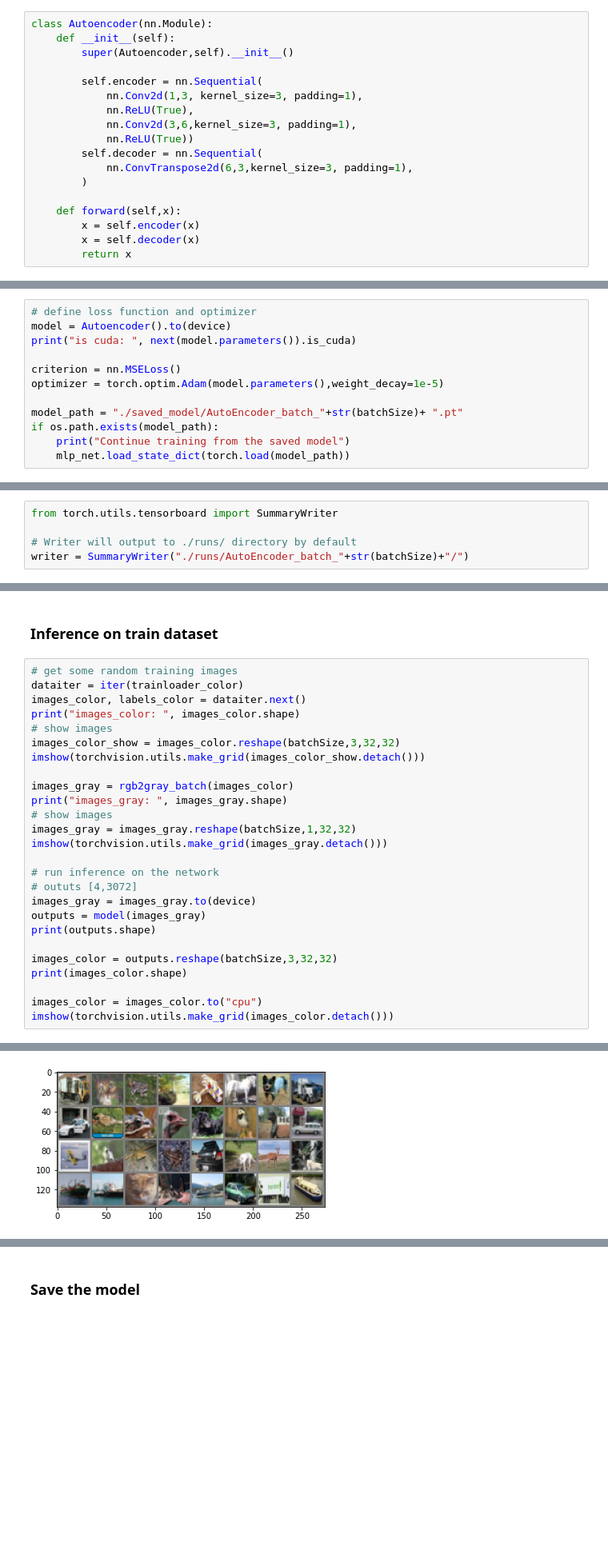
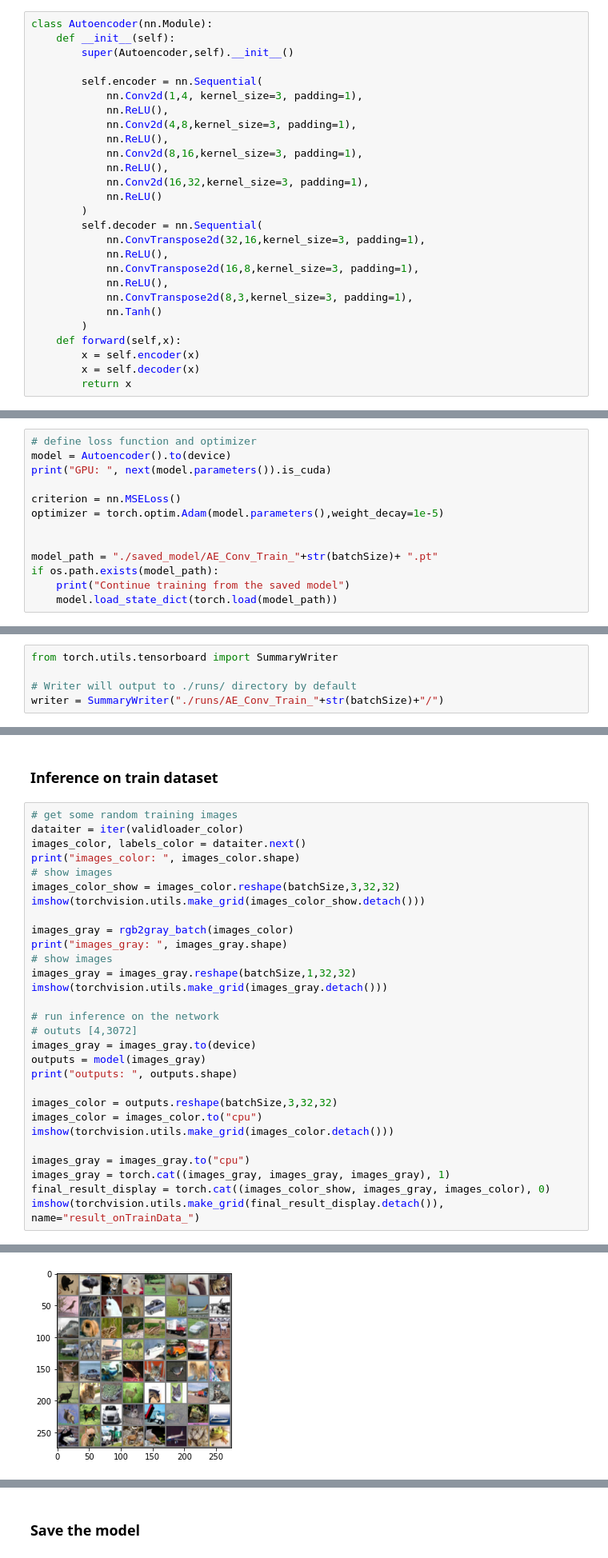
Before and after one commit to WeihengXia0123/ML_Anime_colorization, a Jupyter notebook: src_Autoencoder/AutoEncoder-Conv-v1.ipynb, the cells around one changed output, grey strips where cells are left out. Shown at 80% size. Drawn from its saved outputs; the diff is of its cells as text; blank space fills up the shorter version.

```diff
--- a/src_Autoencoder/AutoEncoder-Conv-v1.ipynb
+++ b/src_Autoencoder/AutoEncoder-Conv-v1.ipynb
@@ -123,14 +132,23 @@ class Autoencoder(nn.Module):
         super(Autoencoder,self).__init__()
 
         self.encoder = nn.Sequential(
-            nn.Conv2d(1,3, kernel_size=3, padding=1),
-            nn.ReLU(True),
-            nn.Conv2d(3,6,kernel_size=3, padding=1),
-            nn.ReLU(True))
+            nn.Conv2d(1,4, kernel_size=3, padding=1),
+            nn.ReLU(),
+            nn.Conv2d(4,8,kernel_size=3, padding=1),
+            nn.ReLU(),
+            nn.Conv2d(8,16,kernel_size=3, padding=1),
+            nn.ReLU(),
+            nn.Conv2d(16,32,kernel_size=3, padding=1),
+            nn.ReLU()
+        )
         self.decoder = nn.Sequential(
-            nn.ConvTranspose2d(6,3,kernel_size=3, padding=1),
+            nn.ConvTranspose2d(32,16,kernel_size=3, padding=1),
+            nn.ReLU(),
+            nn.ConvTranspose2d(16,8,kernel_size=3, padding=1),
+            nn.ReLU(),
+            nn.ConvTranspose2d(8,3,kernel_size=3, padding=1),
+            nn.Tanh()
         )
-
     def forward(self,x):
         x = self.encoder(x)
         x = self.decoder(x)
@@ -140,13 +158,14 @@ class Autoencoder(nn.Module):
 # %%
 # define loss function and optimizer
 model = Autoencoder().to(device)
-print("is cuda: ", next(model.parameters()).is_cuda)
+print("GPU: ", next(model.parameters()).is_cuda)
 
 criterion = nn.MSELoss()
 optimizer = torch.optim.Adam(model.parameters(),weight_decay=1e-5)
 
-model_path = "./saved_model/AutoEncoder_batch_"+str(batchSize)+ ".pt"
+
+model_path = "./saved_model/AE_Conv_Train_"+str(batchSize)+ ".pt"
 if os.path.exists(model_path):
     print("Continue training from the saved model")
-    mlp_net.load_state_dict(torch.load(model_path))
+    model.load_state_dict(torch.load(model_path))
 # %% [output]
@@ -157,7 +176,7 @@ is cuda:  True
 from torch.utils.tensorboard import SummaryWriter
 
 # Writer will output to ./runs/ directory by default
-writer = SummaryWriter("./runs/AutoEncoder_batch_"+str(batchSize)+"/")
+writer = SummaryWriter("./runs/AE_Conv_Train_"+str(batchSize)+"/")
 # %% [markdown]
 ### Train the network
 # %%
@@ -226,7 +285,7 @@ Finished Training
 ### Inference on train dataset
 # %%
 # get some random training images
-dataiter = iter(trainloader_color)
+dataiter = iter(validloader_color)
 images_color, labels_color = dataiter.next()
 print("images_color: ", images_color.shape)
 # show images
@@ -243,11 +302,14 @@ imshow(torchvision.utils.make_grid(images_gray.detach()))
 # oututs [4,3072]
 images_gray = images_gray.to(device)
 outputs = model(images_gray)
-print(outputs.shape)
+print("outputs: ", outputs.shape)
 
 images_color = outputs.reshape(batchSize,3,32,32)
-print(images_color.shape)
-
 images_color = images_color.to("cpu")
 imshow(torchvision.utils.make_grid(images_color.detach()))
+
+images_gray = images_gray.to("cpu")
+images_gray = torch.cat((images_gray, images_gray, images_gray), 1)
+final_result_display = torch.cat((images_color_show, images_gray, images_color), 0)
+imshow(torchvision.utils.make_grid(final_result_display.detach()), name="result_onTrainData_")
 # %% [output]
@@ -255 +317 @@ images_color:  torch.Size([32, 3, 32, 32])
-[figure, old version]
+[figure, new version]
```
Also changed, not shown: parts of 11 cells of this notebook, 44 other files.
